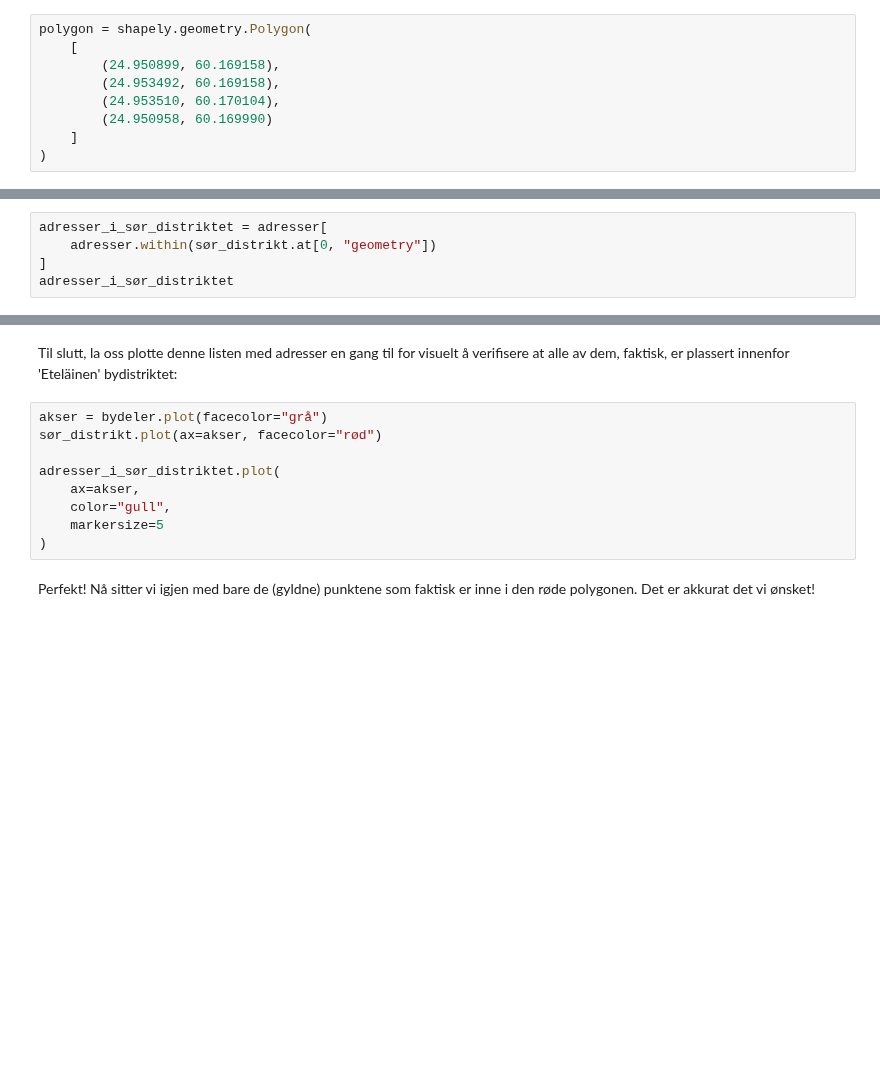
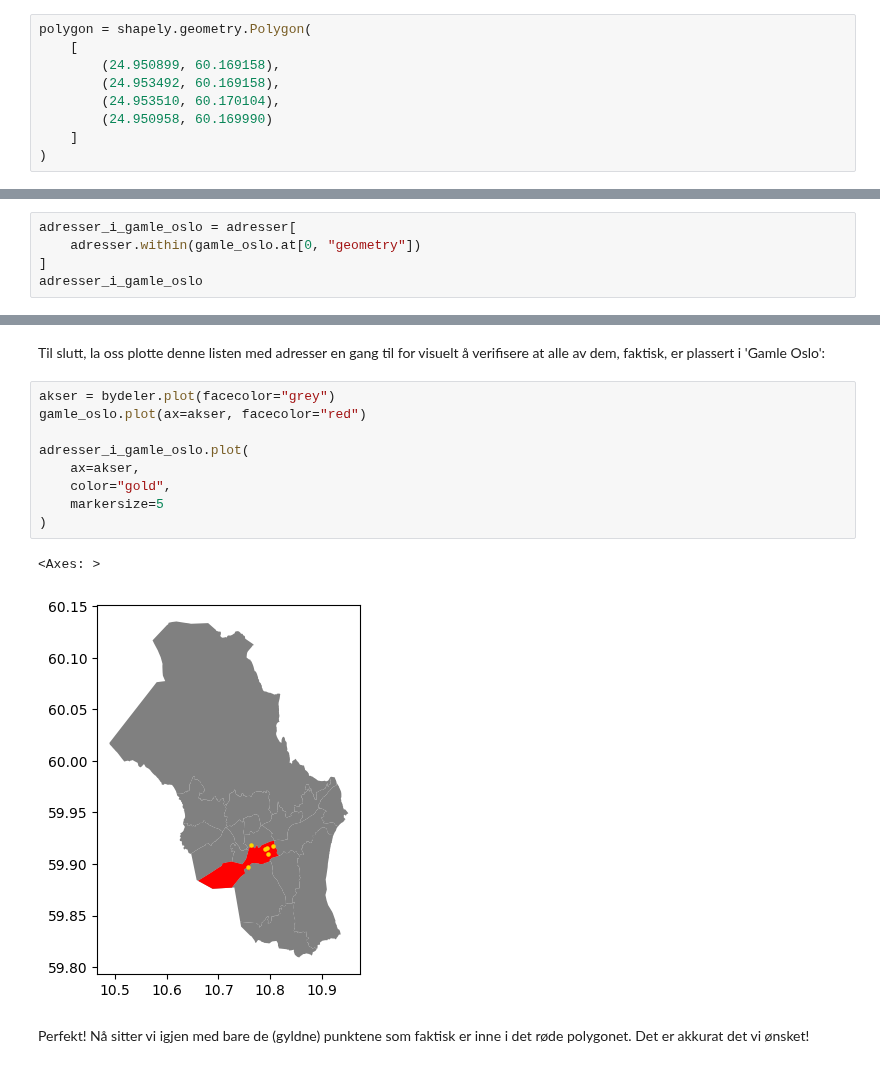
Before and after one commit to haavardaagesen/gmgi221, a Jupyter notebook: content/notebooks/04_punkt_i_polygon.ipynb, the cells around one changed output, grey strips where cells are left out. Saved outputs shown, nothing was run; the diff lists cells and outputs as text; blank space fills up the shorter version.

```diff
--- a/content/notebooks/04_punkt_i_polygon.ipynb
+++ b/content/notebooks/04_punkt_i_polygon.ipynb
@@ -173,5 +215,5 @@ input data-rammen:
 # %%
-adresser_i_sør_distriktet = adresser[
-    adresser.within(sør_distrikt.at[0, "geometry"])
+adresser_i_gamle_oslo = adresser[
+    adresser.within(gamle_oslo.at[0, "geometry"])
 ]
-adresser_i_sør_distriktet
+adresser_i_gamle_oslo
@@ -178,15 +228,18 @@ adresser_i_sør_distriktet
 # %% [markdown]
 Til slutt, la oss plotte denne listen med adresser en gang til for visuelt å verifisere
-at alle av dem, faktisk, er plassert innenfor 'Eteläinen' bydistriktet:
+at alle av dem, faktisk, er plassert i 'Gamle Oslo':
 # %%
-akser = bydeler.plot(facecolor="grå")
-sør_distrikt.plot(ax=akser, facecolor="rød")
+akser = bydeler.plot(facecolor="grey")
+gamle_oslo.plot(ax=akser, facecolor="red")
 
-adresser_i_sør_distriktet.plot(
+adresser_i_gamle_oslo.plot(
     ax=akser,
-    color="gull",
+    color="gold",
     markersize=5
 )
+# %% [output]
+<Axes: >
+[figure, added]
 # %% [markdown]
 Perfekt! Nå sitter vi igjen med bare de (gyldne) punktene som faktisk er
-inne i den røde polygonen. Det er akkurat det vi ønsket!
+inne i det røde polygonet. Det er akkurat det vi ønsket!
```
Also changed, not shown: parts of 22 cells of this notebook, 22 other files.
